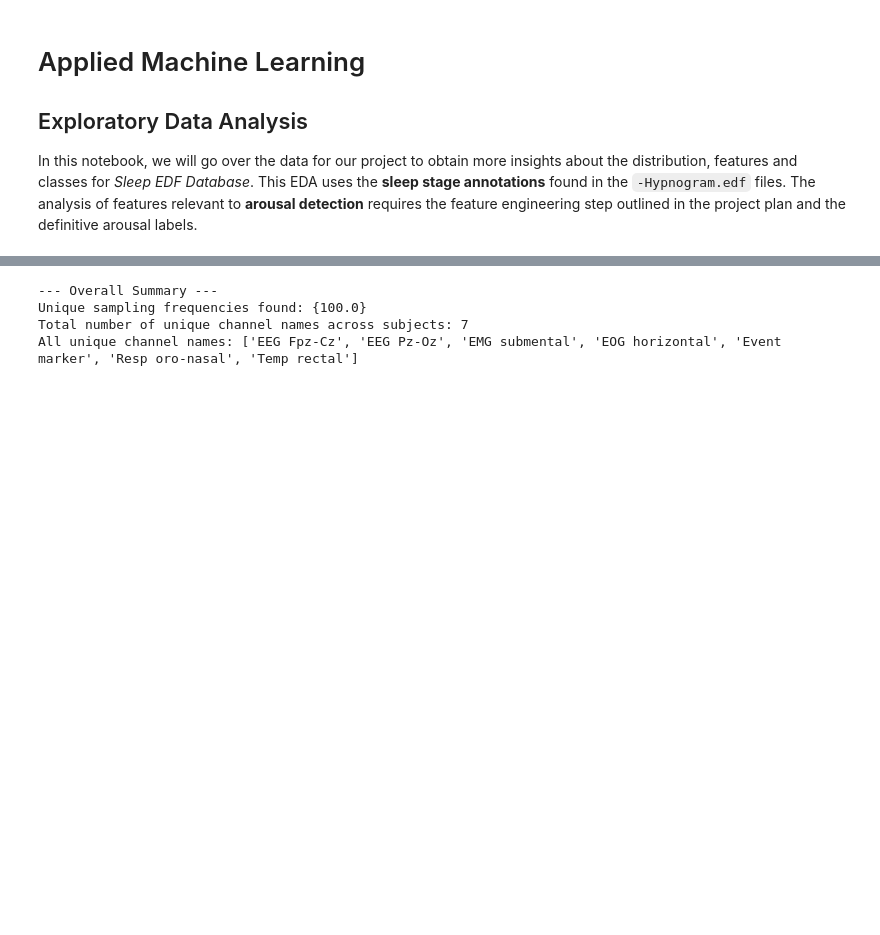
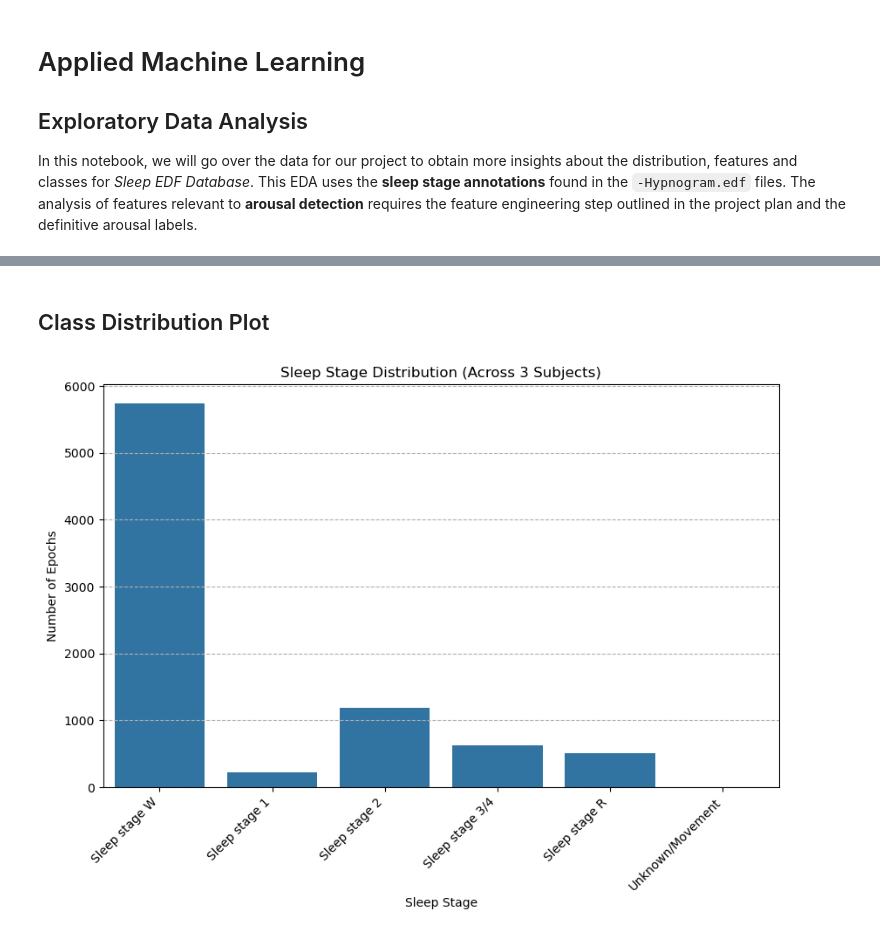
Before and after one commit to jananjahedd/Applied-ML, a Jupyter notebook: data_exploration.ipynb, the cells around one changed output, grey strips where cells are left out. Drawn from its saved outputs; the diff is of its cells as text; code cells hidden in the pictures; blank space fills up the shorter version.

```diff
--- a/data_exploration.ipynb
+++ b/data_exploration.ipynb
@@ -150,10 +167,25 @@ Annotations present:
+# %% [markdown]
+## Class Distribution Plot
 # %%
-print("\n--- Overall Summary ---")
-print(f"Unique sampling frequencies found: {all_sfreqs}")
-print(f"Total number of unique channel names across subjects: {len(all_channels)}")
-print(f"All unique channel names: {sorted(list(all_channels))}")
+if len(all_labels) > 0:
+    label_counts = Counter(all_labels)
+    labels_str = [ID_EVENT_MAPPING.get(l, f'Unknown ({l})') for l in label_counts.keys()]
+    counts = list(label_counts.values())
+
+    sorted_indices = np.argsort(list(label_counts.keys()))
+    labels_str_sorted = [labels_str[i] for i in sorted_indices]
+    counts_sorted = [counts[i] for i in sorted_indices]
+
+    plt.figure(figsize=(10, 6))
+    sns.barplot(x=labels_str_sorted, y=counts_sorted)
+    plt.title(f'Sleep Stage Distribution (Across {len(all_epochs_list)} Subjects)')
+    plt.xlabel('Sleep Stage')
+    plt.ylabel('Number of Epochs')
+    plt.xticks(rotation=45, ha='right')
+    plt.grid(axis='y', linestyle='--')
+    plt.show()
+
+else:
+    print("No labels extracted, skipping distribution plot.")
 # %% [output]
---- Overall Summary ---
-Unique sampling frequencies found: {100.0}
-Total number of unique channel names across subjects: 7
-All unique channel names: ['EEG Fpz-Cz', 'EEG Pz-Oz', 'EMG submental', 'EOG horizontal', 'Event marker', 'Resp oro-nasal', 'Temp rectal']
+[figure, added]
```
Also changed, not shown: parts of 19 cells of this notebook.
